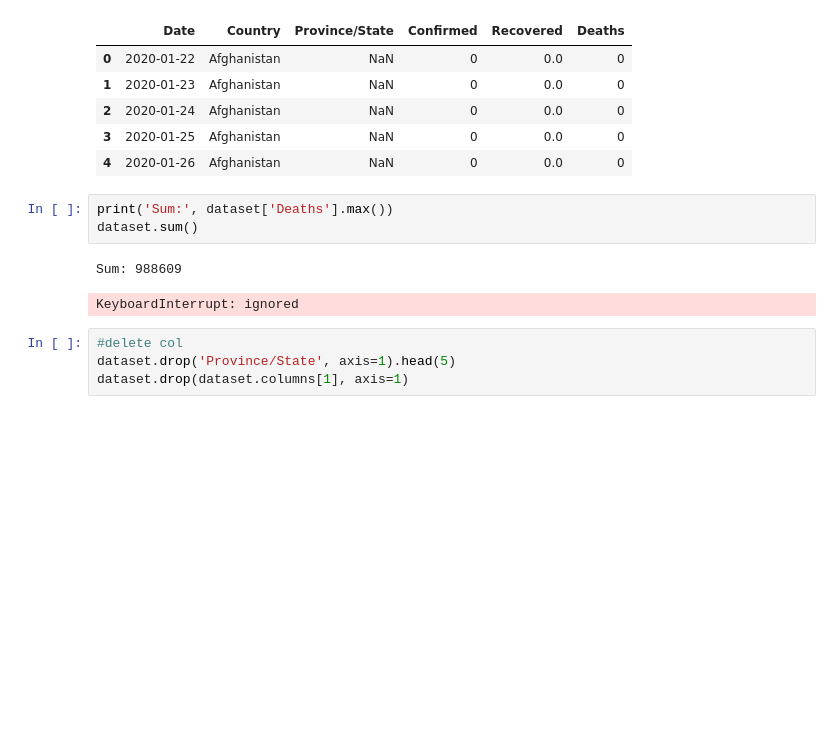
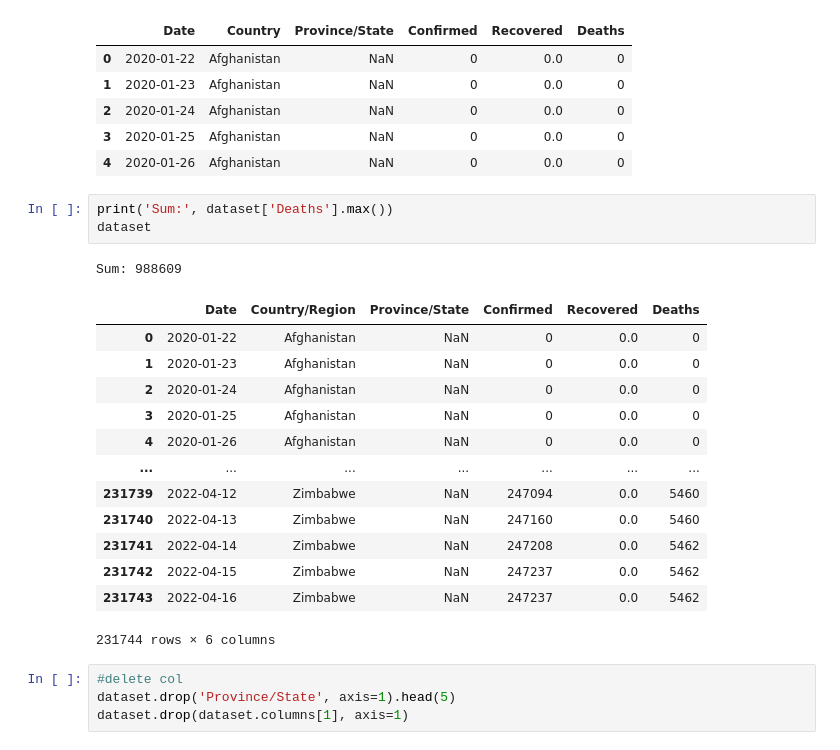
Before and after one commit to vkjdinesh/Machine-Learning-Algorithms, a Jupyter notebook: Unit2Regression.ipynb, the cells around one changed output. Saved outputs shown, nothing was run; the diff lists cells and outputs as text; blank space fills up the shorter version.

```diff
--- a/Unit2Regression.ipynb
+++ b/Unit2Regression.ipynb
@@ -215,10 +215,22 @@ dataset.rename(columns={'Country/Region' : 'Country'}).head(5)
 | 4 | 2020-01-26 | Afghanistan | NaN | 0 | 0.0 | 0 |
 # %%
 print('Sum:', dataset['Deaths'].max())
-dataset.sum()
+dataset
 # %% [output]
 Sum: 988609
+|  | Date | Country/Region | Province/State | Confirmed | Recovered | Deaths |
+| 0 | 2020-01-22 | Afghanistan | NaN | 0 | 0.0 | 0 |
+| 1 | 2020-01-23 | Afghanistan | NaN | 0 | 0.0 | 0 |
+| 2 | 2020-01-24 | Afghanistan | NaN | 0 | 0.0 | 0 |
+| 3 | 2020-01-25 | Afghanistan | NaN | 0 | 0.0 | 0 |
+| 4 | 2020-01-26 | Afghanistan | NaN | 0 | 0.0 | 0 |
+| ... | ... | ... | ... | ... | ... | ... |
+| 231739 | 2022-04-12 | Zimbabwe | NaN | 247094 | 0.0 | 5460 |
+| 231740 | 2022-04-13 | Zimbabwe | NaN | 247160 | 0.0 | 5460 |
+| 231741 | 2022-04-14 | Zimbabwe | NaN | 247208 | 0.0 | 5462 |
+| 231742 | 2022-04-15 | Zimbabwe | NaN | 247237 | 0.0 | 5462 |
+| 231743 | 2022-04-16 | Zimbabwe | NaN | 247237 | 0.0 | 5462 |
-KeyboardInterrupt: ignored
+231744 rows × 6 columns
 # %%
 #delete col
 dataset.drop('Province/State', axis=1).head(5)
```
